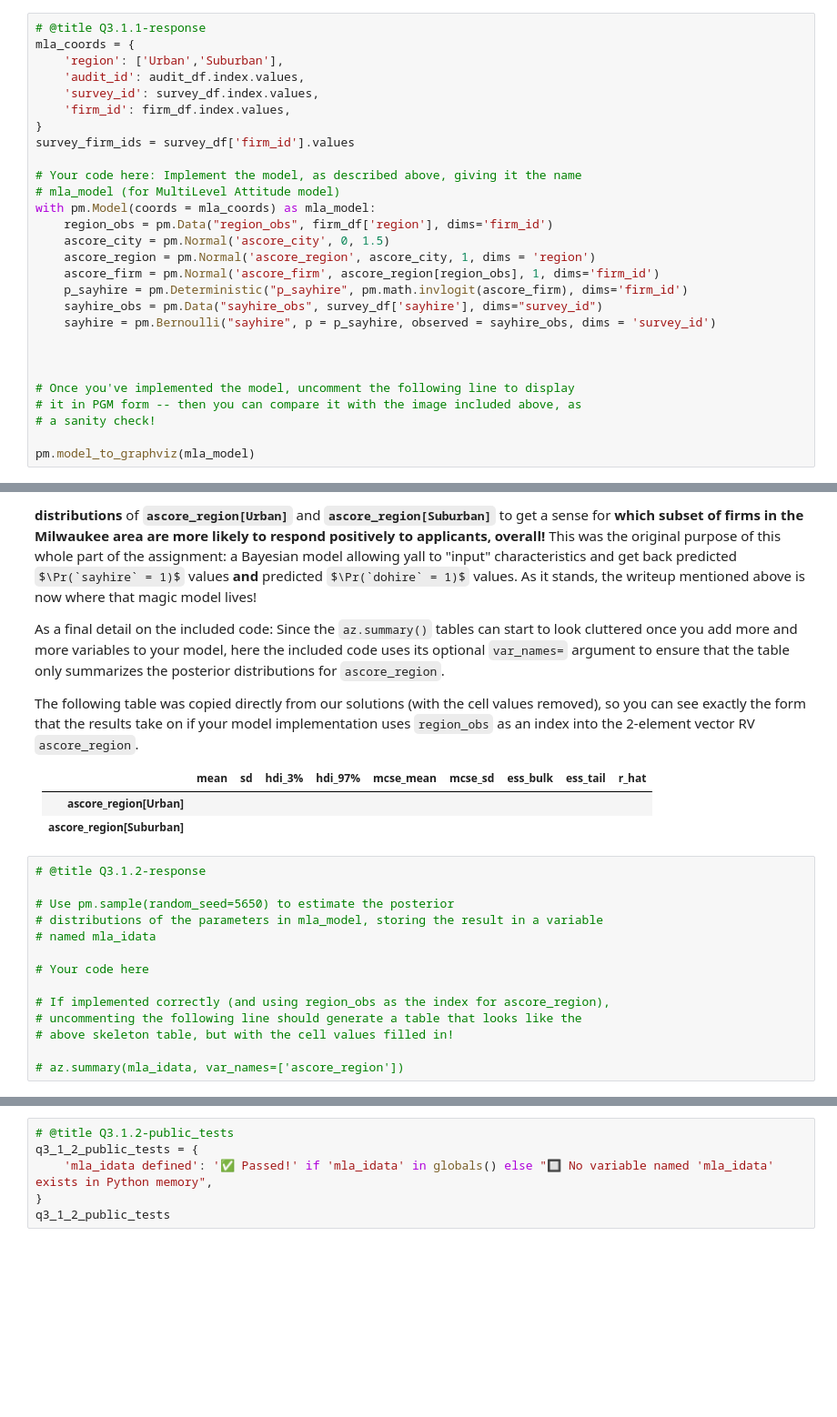
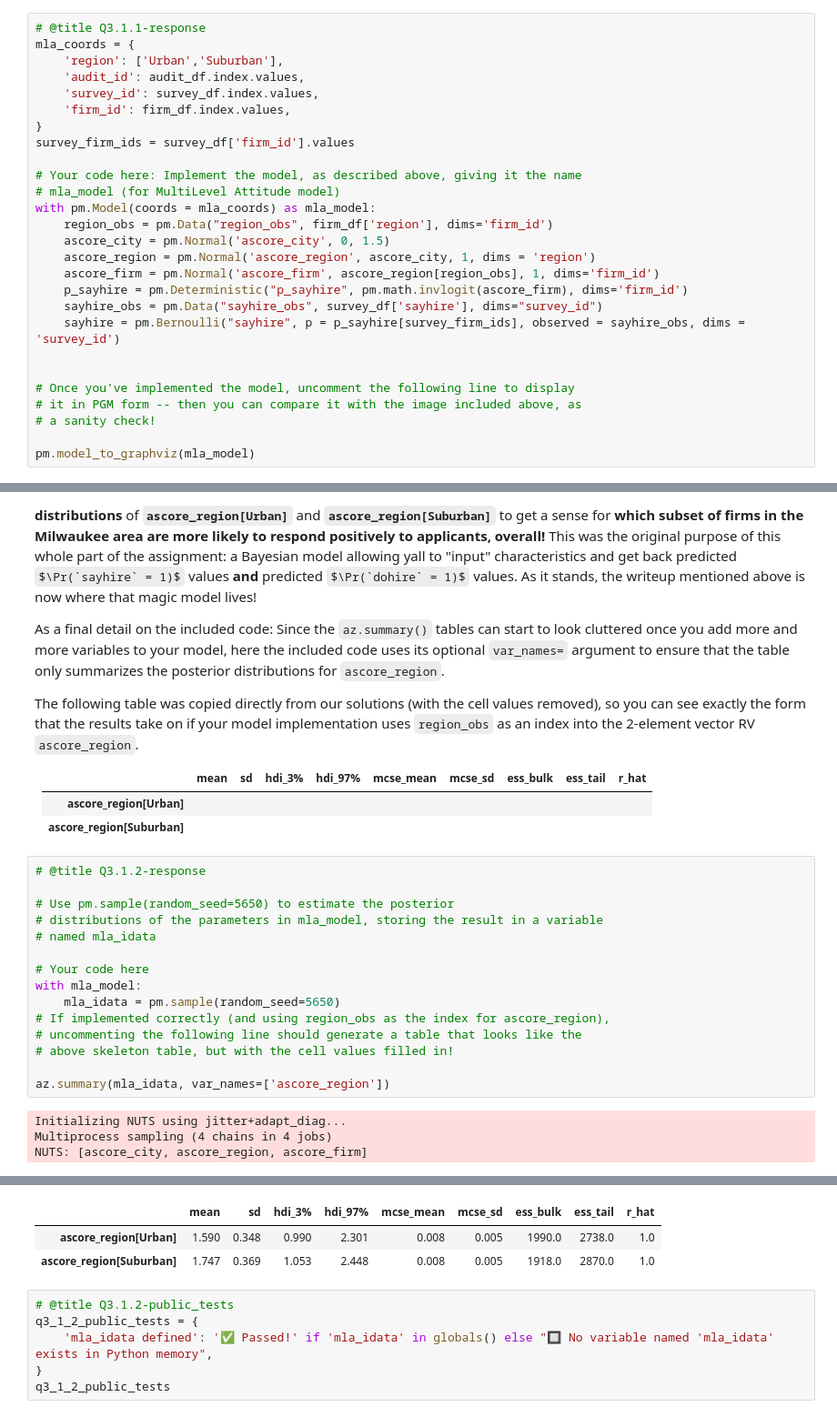
Before and after one commit to mw1296/dsan5650_social_causal_inference, a Jupyter notebook: homework/DSAN5650_HW4.ipynb, the cells around one changed output, grey strips where cells are left out. Shown: that part at 91% size. Drawn from its saved outputs; the diff is of its cells as text; some formulas as TeX source; blank space fills up the shorter version.

```diff
--- a/homework/DSAN5650_HW4.ipynb
+++ b/homework/DSAN5650_HW4.ipynb
@@ -1008,8 +1008,7 @@ with pm.Model(coords = mla_coords) as mla_model:
     ascore_firm = pm.Normal('ascore_firm', ascore_region[region_obs], 1, dims='firm_id')
     p_sayhire = pm.Deterministic("p_sayhire", pm.math.invlogit(ascore_firm), dims='firm_id')
     sayhire_obs = pm.Data("sayhire_obs", survey_df['sayhire'], dims="survey_id")
-    sayhire = pm.Bernoulli("sayhire", p = p_sayhire, observed = sayhire_obs, dims = 'survey_id')
-
+    sayhire = pm.Bernoulli("sayhire", p = p_sayhire[survey_firm_ids], observed = sayhire_obs, dims = 'survey_id')
 
 
 # Once you've implemented the model, uncomment the following line to display
@@ -1086,9 +1085,14 @@ The following table was copied directly from our solutions (with the cell values
 # named mla_idata
 
 # Your code here
-
+with mla_model:
+    mla_idata = pm.sample(random_seed=5650)
 # If implemented correctly (and using region_obs as the index for ascore_region),
 # uncommenting the following line should generate a table that looks like the
 # above skeleton table, but with the cell values filled in!
 
-# az.summary(mla_idata, var_names=['ascore_region'])
+az.summary(mla_idata, var_names=['ascore_region'])
+# %% [output]
+Initializing NUTS using jitter+adapt_diag...
+Multiprocess sampling (4 chains in 4 jobs)
+NUTS: [ascore_city, ascore_region, ascore_firm]
@@ -1095,3 +1102,6 @@ The following table was copied directly from our solutions (with the cell values
+|  | mean | sd | hdi_3% | hdi_97% | mcse_mean | mcse_sd | ess_bulk | ess_tail | r_hat |
+| ascore_region[Urban] | 1.590 | 0.348 | 0.990 | 2.301 | 0.008 | 0.005 | 1990.0 | 2738.0 | 1.0 |
+| ascore_region[Suburban] | 1.747 | 0.369 | 1.053 | 2.448 | 0.008 | 0.005 | 1918.0 | 2870.0 | 1.0 |
 # %%
 # @title Q3.1.2-public_tests
 q3_1_2_public_tests = {
```
Also changed, not shown: parts of 2 cells of this notebook, 1 other file.
